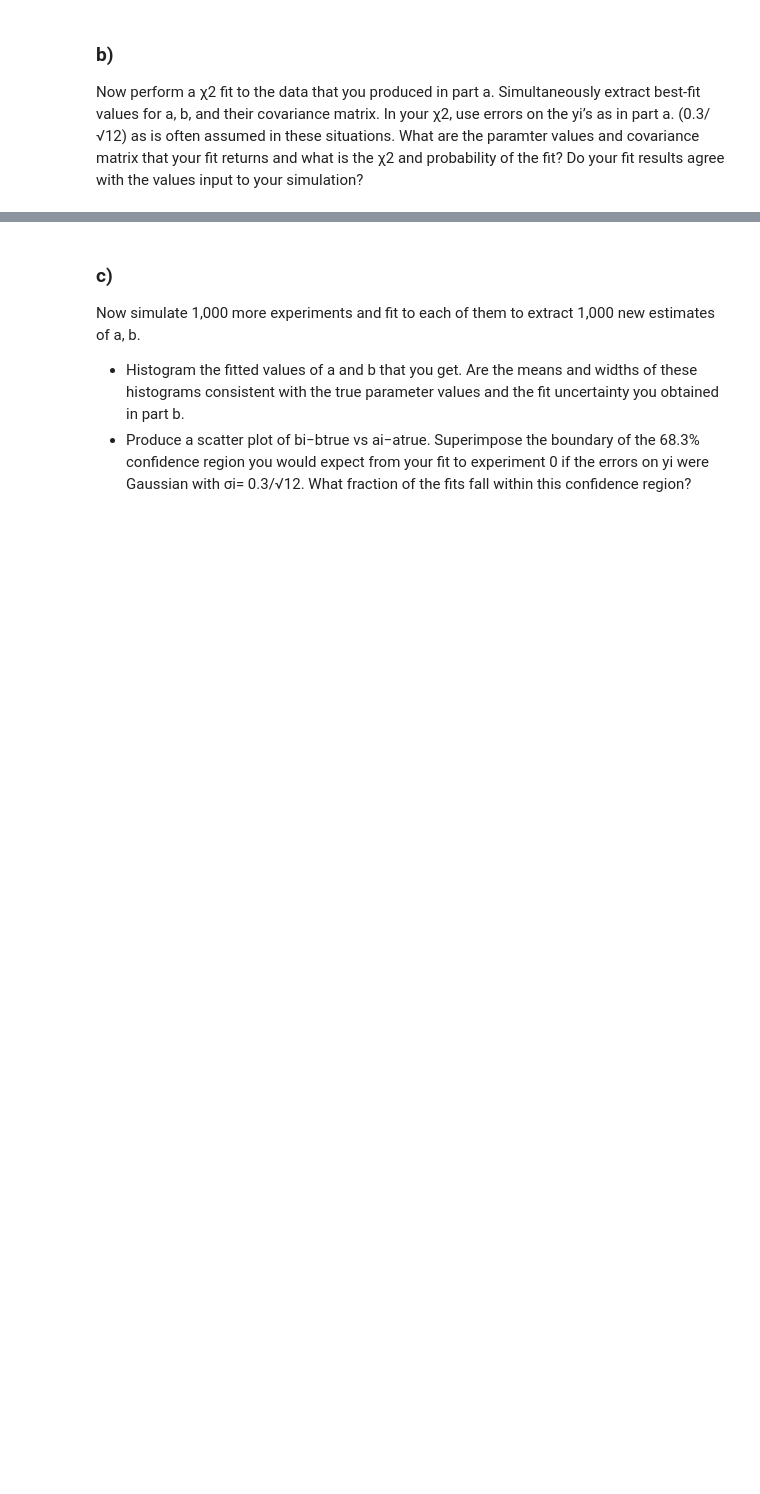
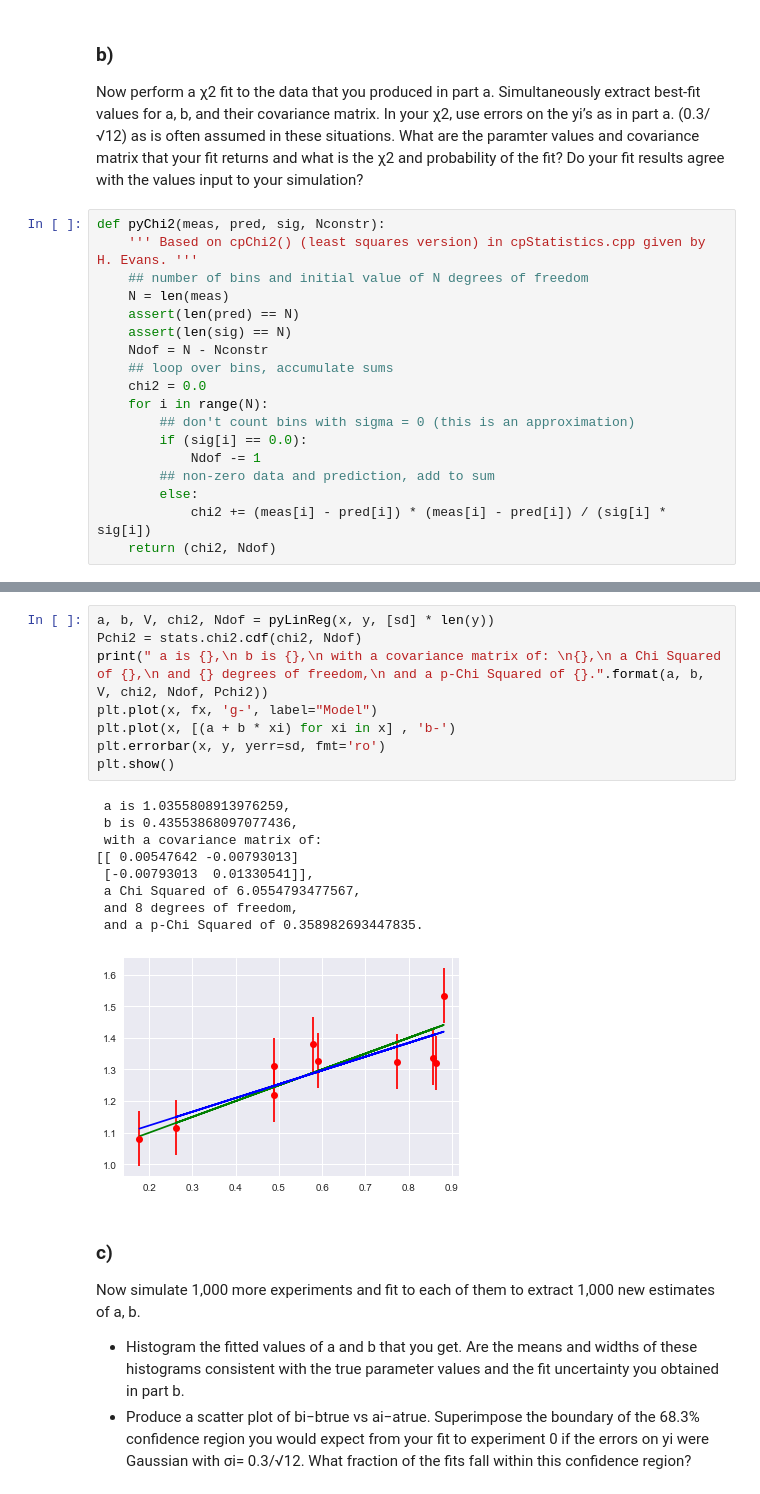
Before and after one commit to SdHockema/P410, a Jupyter notebook: P410 HW05.ipynb, the cells around one changed output, grey strips where cells are left out. Saved outputs shown, nothing was run; the diff lists cells and outputs as text; blank space fills up the shorter version.

```diff
--- a/P410 HW05.ipynb
+++ b/P410 HW05.ipynb
@@ -76,3 +256,21 @@ Simulate one experiment using the parameters above (with yi drawn uniformly from
 # %% [markdown]
 ### b)
 Now perform a χ2 fit to the data that you produced in part a.  Simultaneously extract best-fit values for a, b, and their covariance matrix.  In your χ2, use errors on the yi’s as in part a. (0.3/√12) as is often assumed in these situations. What are the paramter values and covariance matrix that your fit returns and what is the χ2 and probability of the fit?  Do your fit results agree with the values input to your simulation?
+# %%
+def pyChi2(meas, pred, sig, Nconstr):
+    ''' Based on cpChi2() (least squares version) in cpStatistics.cpp given by H. Evans. '''
+    ## number of bins and initial value of N degrees of freedom
+    N = len(meas)
+    assert(len(pred) == N)
+    assert(len(sig) == N)
+    Ndof = N - Nconstr
+    ## loop over bins, accumulate sums
+    chi2 = 0.0
+    for i in range(N):
+        ## don't count bins with sigma = 0 (this is an approximation)
+        if (sig[i] == 0.0):
+            Ndof -= 1
+        ## non-zero data and prediction, add to sum
+        else:
+            chi2 += (meas[i] - pred[i]) * (meas[i] - pred[i]) / (sig[i] * sig[i])
+    return (chi2, Ndof)
@@ -79,3 +317,21 @@ Now perform a χ2 fit to the data that you produced in part a.  Simultaneously e
+# %%
+a, b, V, chi2, Ndof = pyLinReg(x, y, [sd] * len(y))
+Pchi2 = stats.chi2.cdf(chi2, Ndof)
+print(" a is {},\n b is {},\n with a covariance matrix of: \n{},\n a Chi Squared of {},\n and {} degrees of freedom,\n and a p-Chi Squared of {}.".format(a, b, V, chi2, Ndof, Pchi2))
+plt.plot(x, fx, 'g-', label="Model")
+plt.plot(x, [(a + b * xi) for xi in x] , 'b-')
+plt.errorbar(x, y, yerr=sd, fmt='ro')
+plt.show()
+# %% [output]
+ a is 1.0355808913976259,
+ b is 0.43553868097077436,
+ with a covariance matrix of:
+[[ 0.00547642 -0.00793013]
+ [-0.00793013  0.01330541]],
+ a Chi Squared of 6.0554793477567,
+ and 8 degrees of freedom,
+ and a p-Chi Squared of 0.358982693447835.
+[figure, added]
 # %% [markdown]
 ### c)
 Now simulate 1,000 more experiments and fit to each of them to extract 1,000 new estimates of a, b.
```
Also changed, not shown: parts of 13 cells of this notebook.
